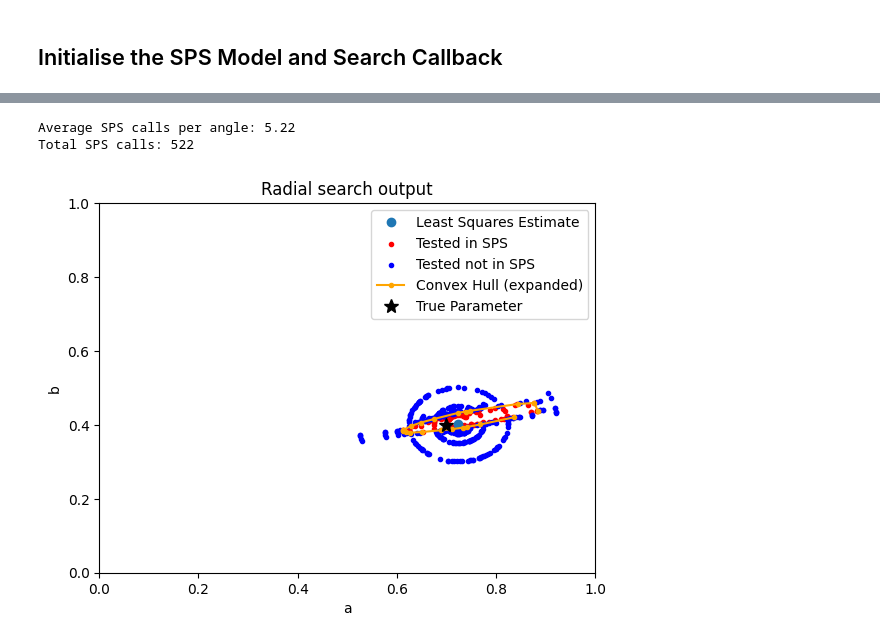
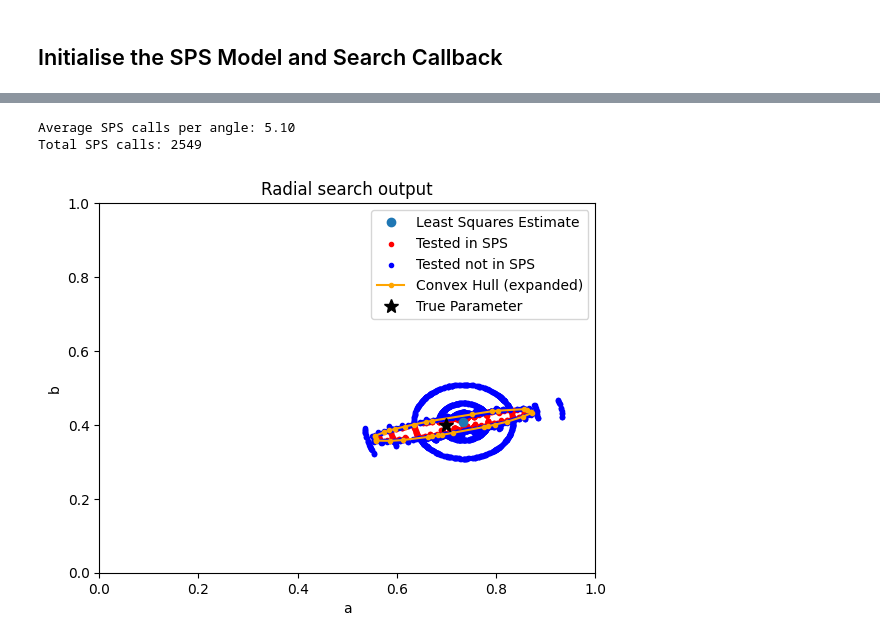
Before and after one commit to Muckthebuck/Learning-Dynamic-Systems, a Jupyter notebook: search/notebooks/smart_search_2d.ipynb, the cells around one changed output, grey strips where cells are left out. Drawn from its saved outputs; the diff is of its cells as text; code cells hidden in the pictures.

Commit message:
More refactoring, using new RadialSearch class

```diff
--- a/search/notebooks/smart_search_2d.ipynb
+++ b/search/notebooks/smart_search_2d.ipynb
@@ -308,26 +180,44 @@ def plot_2d_results(params_ls, ins, outs, boundaries, hull, expanded_hull):
 # %%
 # Test one model
 
-def test_model(armax_model, n_vectors):
+def test_model(armax_model: ARMAX, n_vectors):
     n_a = len(armax_model.A) - 1
     n_b = len(armax_model.B)
-    vectors = get_unit_vectors(n_a + n_b, n_vectors)
+    n_dim = n_a + n_b
+
     # Initialise the system
     R = signal.square(np.linspace(0, 10*np.pi, n_samples))
     Y, U, N, R = armax_model.simulate(n_samples, R, noise_std=0.1)
 
+    # Wraper function for calling SPS algorithm with model parameters
+    def test_wrapper ( coords):
+        global n_sps_calls
+        n_sps_calls += 1    # Increment the call count
+
+        return sps_test_function( tuple(coords), armax_model.F, armax_model.L, U, Y, n_a, n_b)
+
     # Calculate the LSE
-    params_ls = get_lse(U, Y, armax_model, n_a, n_b )
+    lse = get_lse(U, Y, armax_model, n_a, n_b )
 
-    return params_ls, *epoch(vectors, params_ls, armax_model.F, armax_model.L, U, Y, n_a, n_b)
 
-params_ls, ins, outs, boundaries, hull, expanded_hull = test_model(ol_1, n_vectors=n_random_vectors)
+
+    search = RadialSearch(n_dim=n_dim,
+                            n_vectors=n_vectors,
+                            center=lse,
+                            sps_test_function=test_wrapper)
+
+
+    return lse, *search.search()
+
+n_random_vectors = 500
+
+lse, ins, outs, boundaries, hull, expanded_hull = test_model(ol_1, n_vectors=n_random_vectors)
 print("Average SPS calls per angle: %.2f" % ((len(ins) + len(outs)) / n_random_vectors))
 print("Total SPS calls: %d" % (len(ins) + len(outs)))
-plot_2d_results(params_ls, ins, outs, boundaries, hull, expanded_hull)
+plot_2d_results(lse, ins, outs, boundaries, hull, expanded_hull)
 # %% [output]
-Average SPS calls per angle: 5.22
-Total SPS calls: 522
+Average SPS calls per angle: 5.10
+Total SPS calls: 2549
-[figure, old version]
+[figure, new version]
 # %%
 
```
Also changed, not shown: parts of 10 cells of this notebook.
